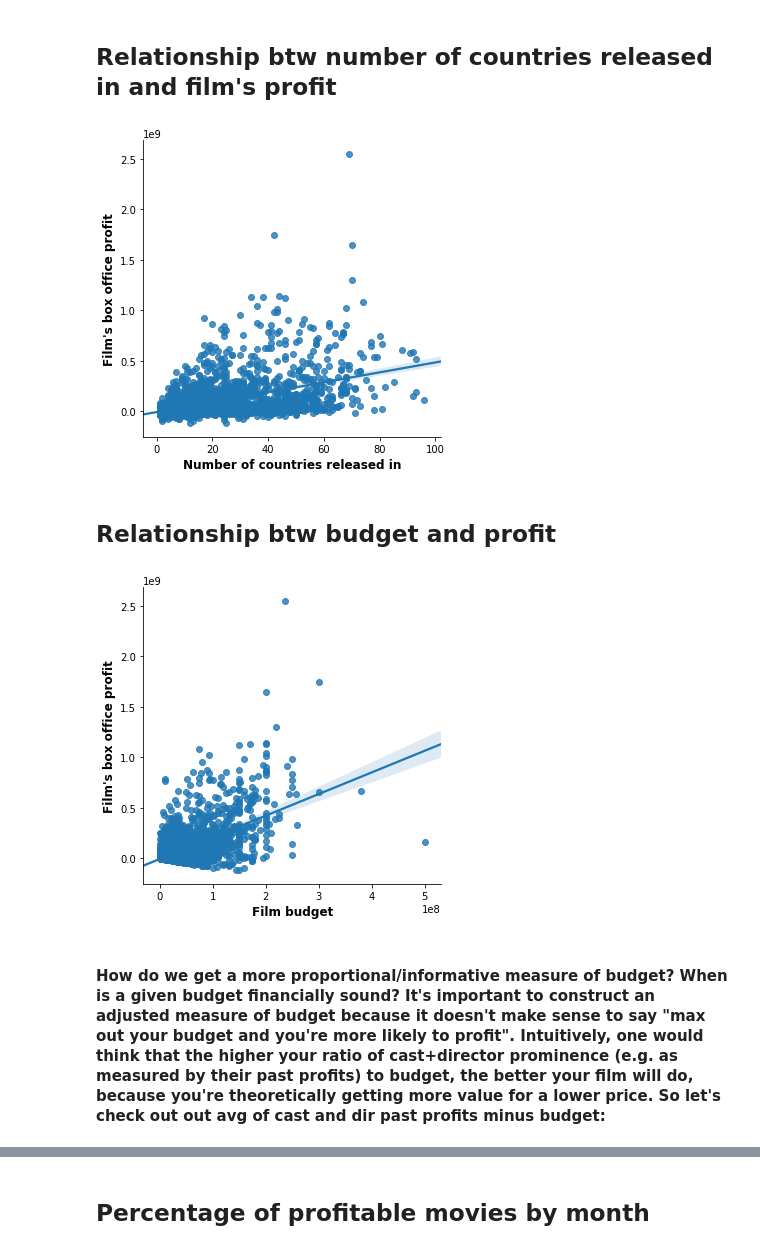
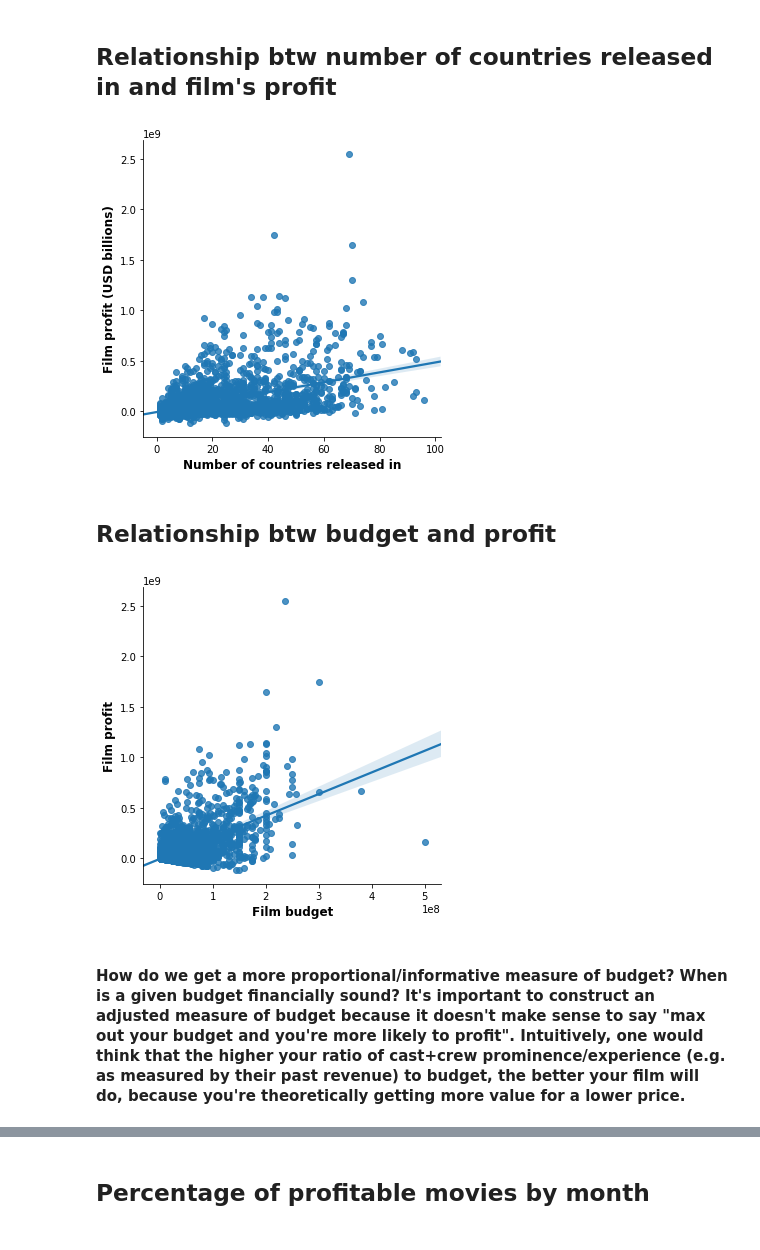
Before and after one commit to ryanlrappa/film-profit-prediction, a Jupyter notebook: jupyter_notebooks/5_EDA.ipynb, the cells around one changed output, grey strips where cells are left out. Saved outputs shown, nothing was run; the diff lists cells and outputs as text; code cells hidden in the pictures.

```diff
--- a/jupyter_notebooks/5_EDA.ipynb
+++ b/jupyter_notebooks/5_EDA.ipynb
@@ -91,24 +91,24 @@ plt.show()
 # %%
 sns.lmplot('releases', 'profit', df)
 plt.xlabel("Number of countries released in", fontweight='bold', fontsize=12)
-plt.ylabel("Film's box office profit", fontweight='bold', fontsize=12)
+plt.ylabel("Film profit (USD billions)", fontweight='bold', fontsize=12)
 # plt.ylim(0, 5)  #toggle/adjust for zooming
 # plt.xlim(0, 5)  #toggle/adjust for zooming
 plt.show()
 # %% [output]
-[figure, old version]
+[figure, new version]
 # %% [markdown]
 ## Relationship btw budget and profit
 # %%
 sns.lmplot('budget', 'profit', df)
 plt.xlabel("Film budget", fontweight='bold', fontsize=12)
-plt.ylabel("Film's box office profit", fontweight='bold', fontsize=12)
+plt.ylabel("Film profit", fontweight='bold', fontsize=12)
 # plt.ylim(0, 5)  #toggle/adjust for zooming
 # plt.xlim(0, 5)  #toggle/adjust for zooming
 plt.show()
 
 #data is all over the place:
 # %% [output]
-[figure, old version]
+[figure, new version]
 # %% [markdown]
-#### **How do we get a more proportional/informative measure of budget?** When is a given budget financially sound? It's important to construct an adjusted measure of budget because it doesn't make sense to say "max out your budget and you're more likely to profit". **Intuitively, one would think that the higher your ratio of cast+director prominence (e.g. as measured by their past profits) to budget, the better your film will do, because you're theoretically getting more value for a lower price.** So let's check out out avg of cast and dir past profits minus budget:
+#### **How do we get a more proportional/informative measure of budget?** When is a given budget financially sound? It's important to construct an adjusted measure of budget because it doesn't make sense to say "max out your budget and you're more likely to profit". **Intuitively, one would think that the higher your ratio of cast+crew prominence/experience (e.g. as measured by their past revenue) to budget, the better your film will do, because you're theoretically getting more value for a lower price.**
```
Also changed, not shown: parts of 19 cells of this notebook, 2 other files.
